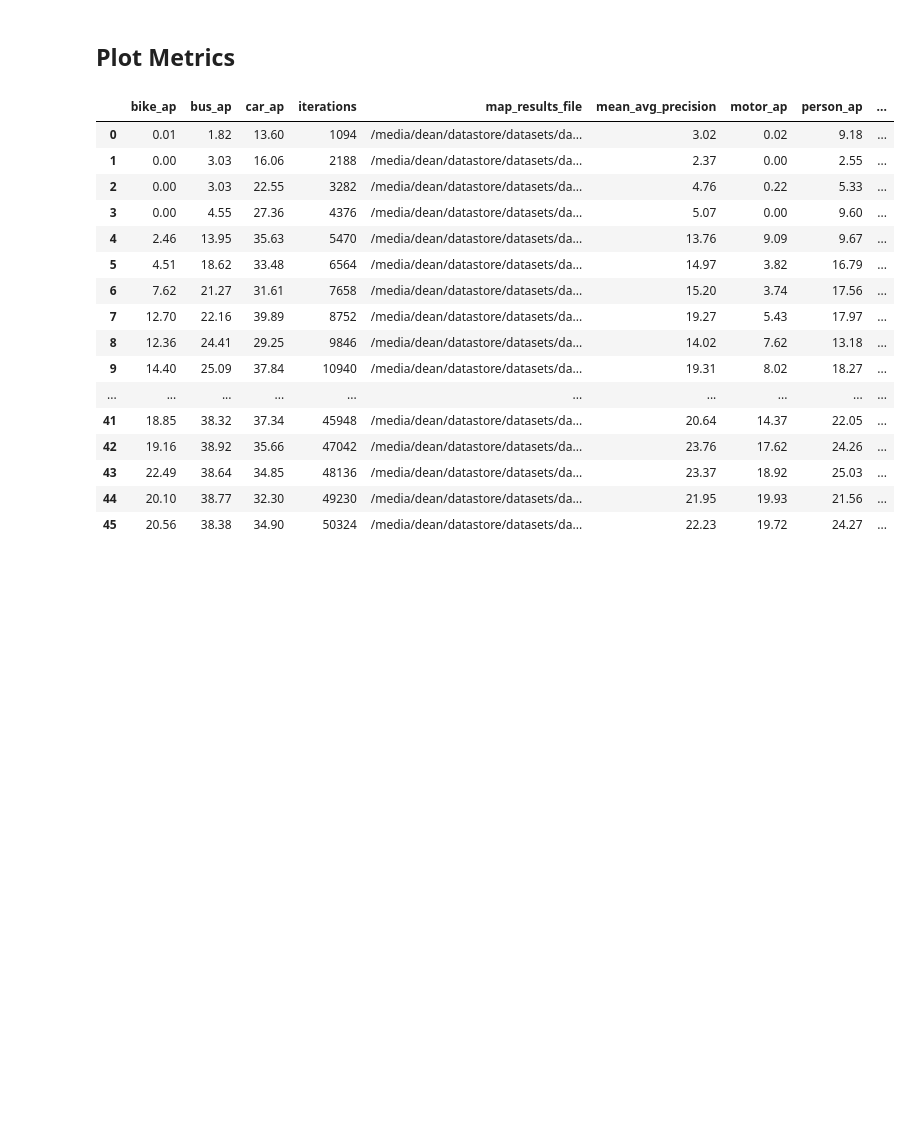
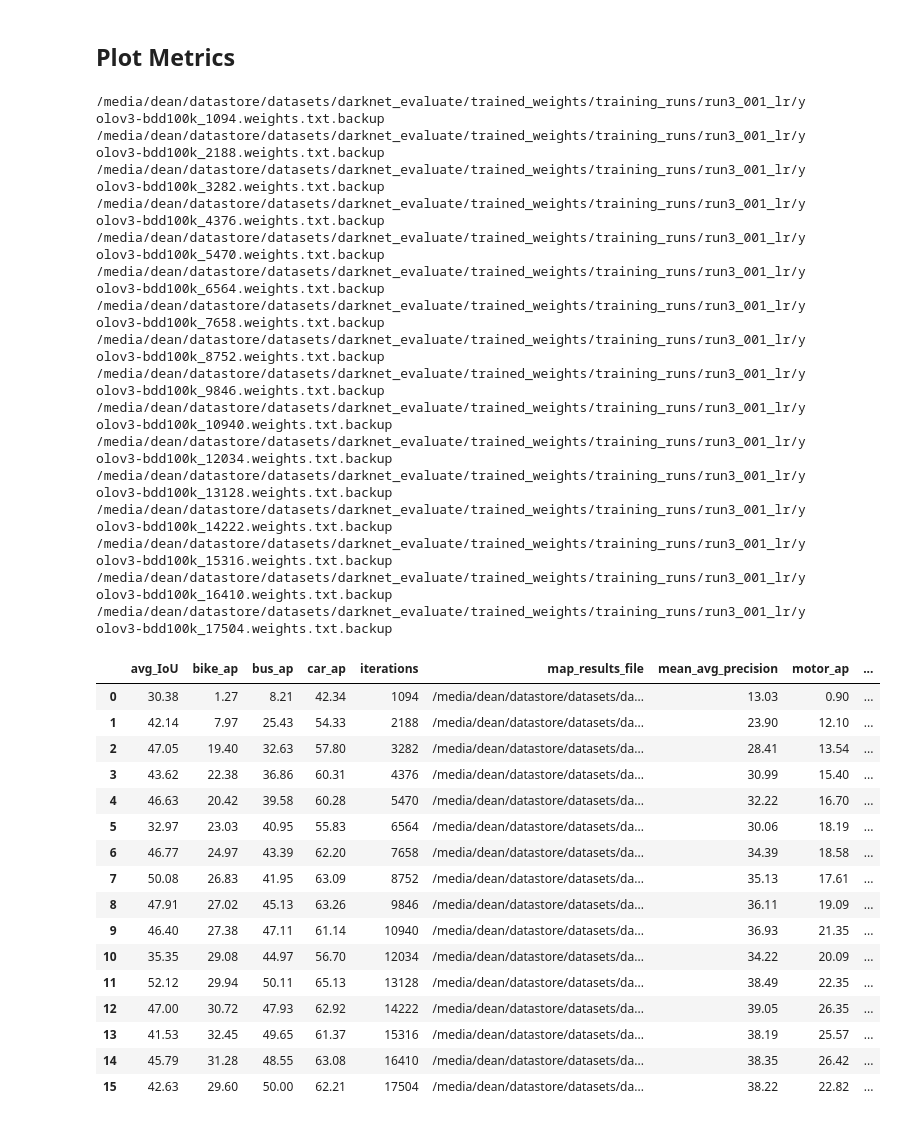
Before and after one commit to yiboliu31/data_scripts, a Jupyter notebook: darknet_evaluate_bdd.ipynb, the cells around one changed output. Drawn from its saved outputs; the diff is of its cells as text; code cells hidden in the pictures; blank space fills up the shorter version.

```diff
--- a/darknet_evaluate_bdd.ipynb
+++ b/darknet_evaluate_bdd.ipynb
@@ -113,6 +113,10 @@ for run in training_runs:
                         tokens = line.split(':')[1]
                         total_detection_time = str(''.join(tokens)).strip()
                         map_stats['total_detection_time'] = total_detection_time
+                    elif 'average IoU' and  'average IoU =' in line:
+                        tokens = line.split('average IoU =')[1].split(',')
+                        map_stats['avg_IoU'] = tokens[0].split('%')[0].strip()
+
         map_stats['weights'] = d
         map_stats['class_stats'] = class_stats
         print(map_stats,'\n\n')
@@ -152,60 +156,78 @@ print(len(bdd_weights))
 ## Plot Metrics
 # %%
 bdd_data = []
-for run, bdd_weights in [all_runs[0]]:
+for run, bdd_weights in [all_runs[1]]:
     for weights, map_stats in bdd_weights.items():
         d = {}
         d['training_run'] = run
         d['map_results_file'] = map_stats['weights']['map_results_file']
+        print(d['map_results_file'])
         d['iterations'] = map_stats['weights']['iterations']
         d['mean_avg_precision'] = map_stats['mean_avg_precision']
         d['person_ap'], d['rider_ap'], d['car_ap'], d['truck_ap'], d['bus_ap'], d['train_ap'], d['motor_ap'], d['bike_ap'], d['traffic_sign_ap'], d['traffic_light_ap'] = [0.0]*10
 
 
         for cls in map_stats['class_stats']:
             cls_name = cls.get('class_name', '').strip()
             if cls_name == 'person':
                 d['person_ap'] = cls['class_ap']
             elif cls_name == 'rider':
                 d['rider_ap'] = cls['class_ap']
             elif cls_name == 'car':
                 d['car_ap'] = cls['class_ap']
             elif cls_name == 'truck':
                 d['truck_ap'] = cls['class_ap']
             elif cls_name == 'bus':
                 d['bus_ap'] = cls['class_ap']
             elif cls_name == 'train':
                 d['train_ap'] = cls['class_ap']
             elif cls_name == 'motor':
                 d['motor_ap'] = cls['class_ap']
             elif cls_name == 'bike':
                 d['bike_ap'] = cls['class_ap']
             elif cls_name == 'traffic sign':
                 d['traffic_sign_ap'] = cls['class_ap']
             elif cls_name == 'traffic light':
                 d['traffic_light_ap'] = cls['class_ap']
         d['total_detection_time'] = map_stats['total_detection_time']
+        d['avg_IoU'] = map_stats.get('avg_IoU','')
         bdd_data.append(d)
 data = pd.DataFrame(bdd_data)
 data = data.apply(pd.to_numeric, errors='ignore')
 data.head(100)
 # %% [output]
+/media/dean/datastore/datasets/darknet_evaluate/trained_weights/training_runs/run3_001_lr/yolov3-bdd100k_1094.weights.txt.backup
+/media/dean/datastore/datasets/darknet_evaluate/trained_weights/training_runs/run3_001_lr/yolov3-bdd100k_2188.weights.txt.backup
+/media/dean/datastore/datasets/darknet_evaluate/trained_weights/training_runs/run3_001_lr/yolov3-bdd100k_3282.weights.txt.backup
+/media/dean/datastore/datasets/darknet_evaluate/trained_weights/training_runs/run3_001_lr/yolov3-bdd100k_4376.weights.txt.backup
+/media/dean/datastore/datasets/darknet_evaluate/trained_weights/training_runs/run3_001_lr/yolov3-bdd100k_5470.weights.txt.backup
+/media/dean/datastore/datasets/darknet_evaluate/trained_weights/training_runs/run3_001_lr/yolov3-bdd100k_6564.weights.txt.backup
+/media/dean/datastore/datasets/darknet_evaluate/trained_weights/training_runs/run3_001_lr/yolov3-bdd100k_7658.weights.txt.backup
+/media/dean/datastore/datasets/darknet_evaluate/trained_weights/training_runs/run3_001_lr/yolov3-bdd100k_8752.weights.txt.backup
+/media/dean/datastore/datasets/darknet_evaluate/trained_weights/training_runs/run3_001_lr/yolov3-bdd100k_9846.weights.txt.backup
+/media/dean/datastore/datasets/darknet_evaluate/trained_weights/training_runs/run3_001_lr/yolov3-bdd100k_10940.weights.txt.backup
+/media/dean/datastore/datasets/darknet_evaluate/trained_weights/training_runs/run3_001_lr/yolov3-bdd100k_12034.weights.txt.backup
+/media/dean/datastore/datasets/darknet_evaluate/trained_weights/training_runs/run3_001_lr/yolov3-bdd100k_13128.weights.txt.backup
+/media/dean/datastore/datasets/darknet_evaluate/trained_weights/training_runs/run3_001_lr/yolov3-bdd100k_14222.weights.txt.backup
+/media/dean/datastore/datasets/darknet_evaluate/trained_weights/training_runs/run3_001_lr/yolov3-bdd100k_15316.weights.txt.backup
+/media/dean/datastore/datasets/darknet_evaluate/trained_weights/training_runs/run3_001_lr/yolov3-bdd100k_16410.weights.txt.backup
+/media/dean/datastore/datasets/darknet_evaluate/trained_weights/training_runs/run3_001_lr/yolov3-bdd100k_17504.weights.txt.backup
-|  | bike_ap | bus_ap | car_ap | iterations | map_results_file | mean_avg_precision | motor_ap | person_ap | ... |
-| 0 | 0.01 | 1.82 | 13.60 | 1094 | /media/dean/datastore/datasets/da... | 3.02 | 0.02 | 9.18 | ... |
-| 1 | 0.00 | 3.03 | 16.06 | 2188 | /media/dean/datastore/datasets/da... | 2.37 | 0.00 | 2.55 | ... |
-| 2 | 0.00 | 3.03 | 22.55 | 3282 | /media/dean/datastore/datasets/da... | 4.76 | 0.22 | 5.33 | ... |
-| 3 | 0.00 | 4.55 | 27.36 | 4376 | /media/dean/datastore/datasets/da... | 5.07 | 0.00 | 9.60 | ... |
-| 4 | 2.46 | 13.95 | 35.63 | 5470 | /media/dean/datastore/datasets/da... | 13.76 | 9.09 | 9.67 | ... |
-| 5 | 4.51 | 18.62 | 33.48 | 6564 | /media/dean/datastore/datasets/da... | 14.97 | 3.82 | 16.79 | ... |
-| 6 | 7.62 | 21.27 | 31.61 | 7658 | /media/dean/datastore/datasets/da... | 15.20 | 3.74 | 17.56 | ... |
-| 7 | 12.70 | 22.16 | 39.89 | 8752 | /media/dean/datastore/datasets/da... | 19.27 | 5.43 | 17.97 | ... |
-| 8 | 12.36 | 24.41 | 29.25 | 9846 | /media/dean/datastore/datasets/da... | 14.02 | 7.62 | 13.18 | ... |
-| 9 | 14.40 | 25.09 | 37.84 | 10940 | /media/dean/datastore/datasets/da... | 19.31 | 8.02 | 18.27 | ... |
-| ... | ... | ... | ... | ... | ... | ... | ... | ... | ... |
-| 41 | 18.85 | 38.32 | 37.34 | 45948 | /media/dean/datastore/datasets/da... | 20.64 | 14.37 | 22.05 | ... |
-| 42 | 19.16 | 38.92 | 35.66 | 47042 | /media/dean/datastore/datasets/da... | 23.76 | 17.62 | 24.26 | ... |
-| 43 | 22.49 | 38.64 | 34.85 | 48136 | /media/dean/datastore/datasets/da... | 23.37 | 18.92 | 25.03 | ... |
-| 44 | 20.10 | 38.77 | 32.30 | 49230 | /media/dean/datastore/datasets/da... | 21.95 | 19.93 | 21.56 | ... |
-| 45 | 20.56 | 38.38 | 34.90 | 50324 | /media/dean/datastore/datasets/da... | 22.23 | 19.72 | 24.27 | ... |
+|  | avg_IoU | bike_ap | bus_ap | car_ap | iterations | map_results_file | mean_avg_precision | motor_ap | ... |
+| 0 | 30.38 | 1.27 | 8.21 | 42.34 | 1094 | /media/dean/datastore/datasets/da... | 13.03 | 0.90 | ... |
+| 1 | 42.14 | 7.97 | 25.43 | 54.33 | 2188 | /media/dean/datastore/datasets/da... | 23.90 | 12.10 | ... |
+| 2 | 47.05 | 19.40 | 32.63 | 57.80 | 3282 | /media/dean/datastore/datasets/da... | 28.41 | 13.54 | ... |
+| 3 | 43.62 | 22.38 | 36.86 | 60.31 | 4376 | /media/dean/datastore/datasets/da... | 30.99 | 15.40 | ... |
+| 4 | 46.63 | 20.42 | 39.58 | 60.28 | 5470 | /media/dean/datastore/datasets/da... | 32.22 | 16.70 | ... |
+| 5 | 32.97 | 23.03 | 40.95 | 55.83 | 6564 | /media/dean/datastore/datasets/da... | 30.06 | 18.19 | ... |
+| 6 | 46.77 | 24.97 | 43.39 | 62.20 | 7658 | /media/dean/datastore/datasets/da... | 34.39 | 18.58 | ... |
+| 7 | 50.08 | 26.83 | 41.95 | 63.09 | 8752 | /media/dean/datastore/datasets/da... | 35.13 | 17.61 | ... |
+| 8 | 47.91 | 27.02 | 45.13 | 63.26 | 9846 | /media/dean/datastore/datasets/da... | 36.11 | 19.09 | ... |
+| 9 | 46.40 | 27.38 | 47.11 | 61.14 | 10940 | /media/dean/datastore/datasets/da... | 36.93 | 21.35 | ... |
+| 10 | 35.35 | 29.08 | 44.97 | 56.70 | 12034 | /media/dean/datastore/datasets/da... | 34.22 | 20.09 | ... |
+| 11 | 52.12 | 29.94 | 50.11 | 65.13 | 13128 | /media/dean/datastore/datasets/da... | 38.49 | 22.35 | ... |
+| 12 | 47.00 | 30.72 | 47.93 | 62.92 | 14222 | /media/dean/datastore/datasets/da... | 39.05 | 26.35 | ... |
+| 13 | 41.53 | 32.45 | 49.65 | 61.37 | 15316 | /media/dean/datastore/datasets/da... | 38.19 | 25.57 | ... |
+| 14 | 45.79 | 31.28 | 48.55 | 63.08 | 16410 | /media/dean/datastore/datasets/da... | 38.35 | 26.42 | ... |
+| 15 | 42.63 | 29.60 | 50.00 | 62.21 | 17504 | /media/dean/datastore/datasets/da... | 38.22 | 22.82 | ... |
 # %%
 %matplotlib inline
```
Also changed, not shown: parts of 10 cells of this notebook.
